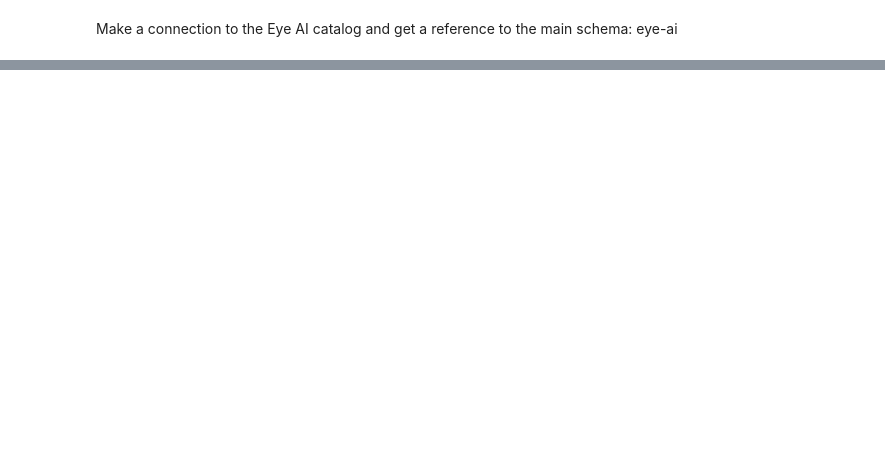
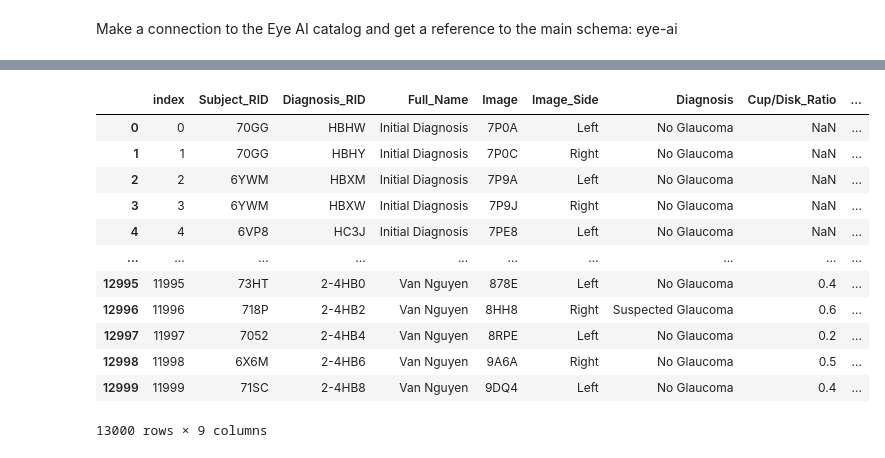
Before and after one commit to informatics-isi-edu/eye-ai-tools, a Jupyter notebook: notebooks/AccessDiagnosis.ipynb, the cells around one changed output, grey strips where cells are left out. Cells and saved outputs as stored; diff of their text form; code cells hidden in the pictures; blank space fills up the shorter version.

```diff
--- a/notebooks/AccessDiagnosis.ipynb
+++ b/notebooks/AccessDiagnosis.ipynb
@@ -8,4 +26,5 @@
 # %%
 # login to DERIVA via Globus Auth
-host = 'www.eye-ai.org' #@param {type:"string"}
-!deriva-globus-auth-utils login --no-browser --host {host}
+DEBUG_MODE = False #@param
+DEFAULT_SERVER = 'dev.eye-ai.org' if DEBUG_MODE else 'www.eye-ai.org'
+!deriva-globus-auth-utils login --no-browser --host {DEFAULT_SERVER}
@@ -13,13 +34,15 @@ host = 'www.eye-ai.org' #@param {type:"string"}
 Make a connection to the Eye AI catalog and get a reference to the main schema: eye-ai
 # %%
 import pandas as pd
-import ml_utils
+from ml_utils import EyeAI
 from deriva.core import ErmrestCatalog, get_credential
 protocol = 'https'
 catalog_number = 'eye-ai'
-credential = get_credential(host)
-catalog = ErmrestCatalog(protocol, host, catalog_number, credential)
-
+credential = get_credential(DEFAULT_SERVER)
+catalog = ErmrestCatalog(protocol, DEFAULT_SERVER, catalog_number, credential)
 # Get the path builder interface for this catalog
 pb = catalog.getPathBuilder()
 eye_ai = pb.schemas['eye-ai']
+
+
+EA = EyeAI(hostname = DEFAULT_SERVER, catalog_number = 'eye-ai')
@@ -131,3 +49,14 @@ def Reshape_table(init_diag, grader_diag, compare_value):
+# %%
+def Reshape_table(frames, compare_value):
+
+  # frames = [grader_diag, init_diag]
+  long = pd.concat(frames).reset_index()
+  # change data type for control vocab table
+  cols = ['Image_Quality', 'Image_Side', 'Full_Name', 'Diagnosis']
+  for c in cols:
+    long[c] = long[c].astype('category')
+  wide = pd.pivot(long, index=['Image', 'Image_Side','Subject_RID'], columns = 'Full_Name', values = compare_value) #Reshape from long to wide
+  return long, wide
 # %%
 # @title Dataset Tags
 
@@ -159,12 +119,28 @@ print(f"In the wide table, {compare_value} will be compared among graders and th
 # %%
 # @title Example of Graded Test Dataset
 
-Graded_test_initial_diag = image_tall(dataset_rid, initial_diagnosis_tag_rid)
-Graded_test_grader_diag = image_tall(dataset_rid, diagnosis_tag_rid)
-long, wide = Reshape_table(Graded_test_initial_diag, Graded_test_grader_diag, compare_value)
+Graded_test_initial_diag = EA.image_tall(dataset_rid, initial_diagnosis_tag_rid)
+Graded_test_grader_diag = EA.image_tall(dataset_rid, diagnosis_tag_rid)
+# Graded_test_gold = EA.image_tall(dataset_rid, "2-5GXP")
+long, wide = Reshape_table([Graded_test_initial_diag, Graded_test_grader_diag], compare_value)
 
-Graded_test_subject_image_quality = subject_tall(dataset_rid, initial_diagnosis_tag_rid)
 
 long.to_csv("GradedTest_diag_long.csv")
 wide.to_csv("GradedTest_diag_wide.csv")
-Graded_test_subject_image_quality.to_csv("GradedTest_sub_image_quality.csv")
+# Graded_test_subject_image_quality.to_csv("GradedTest_sub_image_quality.csv")
+# %%
+long
+# %% [output]
+|  | index | Subject_RID | Diagnosis_RID | Full_Name | Image | Image_Side | Diagnosis | Cup/Disk_Ratio | ... |
+| 0 | 0 | 70GG | HBHW | Initial Diagnosis | 7P0A | Left | No Glaucoma | NaN | ... |
+| 1 | 1 | 70GG | HBHY | Initial Diagnosis | 7P0C | Right | No Glaucoma | NaN | ... |
+| 2 | 2 | 6YWM | HBXM | Initial Diagnosis | 7P9A | Left | No Glaucoma | NaN | ... |
+| 3 | 3 | 6YWM | HBXW | Initial Diagnosis | 7P9J | Right | No Glaucoma | NaN | ... |
+| 4 | 4 | 6VP8 | HC3J | Initial Diagnosis | 7PE8 | Left | No Glaucoma | NaN | ... |
+| ... | ... | ... | ... | ... | ... | ... | ... | ... | ... |
+| 12995 | 11995 | 73HT | 2-4HB0 | Van Nguyen | 878E | Left | No Glaucoma | 0.4 | ... |
+| 12996 | 11996 | 718P | 2-4HB2 | Van Nguyen | 8HH8 | Right | Suspected Glaucoma | 0.6 | ... |
+| 12997 | 11997 | 7052 | 2-4HB4 | Van Nguyen | 8RPE | Left | No Glaucoma | 0.2 | ... |
+| 12998 | 11998 | 6X6M | 2-4HB6 | Van Nguyen | 9A6A | Right | No Glaucoma | 0.5 | ... |
+| 12999 | 11999 | 71SC | 2-4HB8 | Van Nguyen | 9DQ4 | Left | No Glaucoma | 0.4 | ... |
+13000 rows × 9 columns
```
Also changed, not shown: parts of 7 cells of this notebook.
